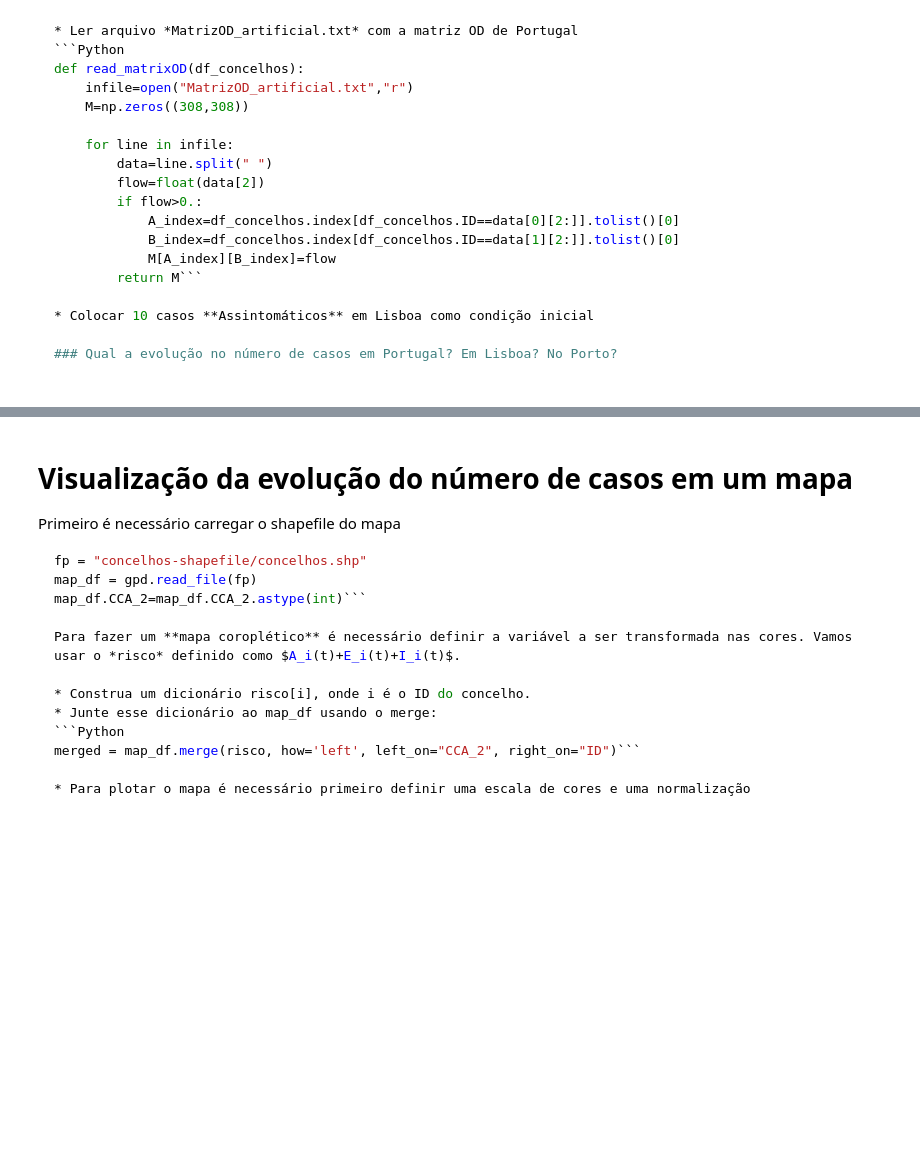
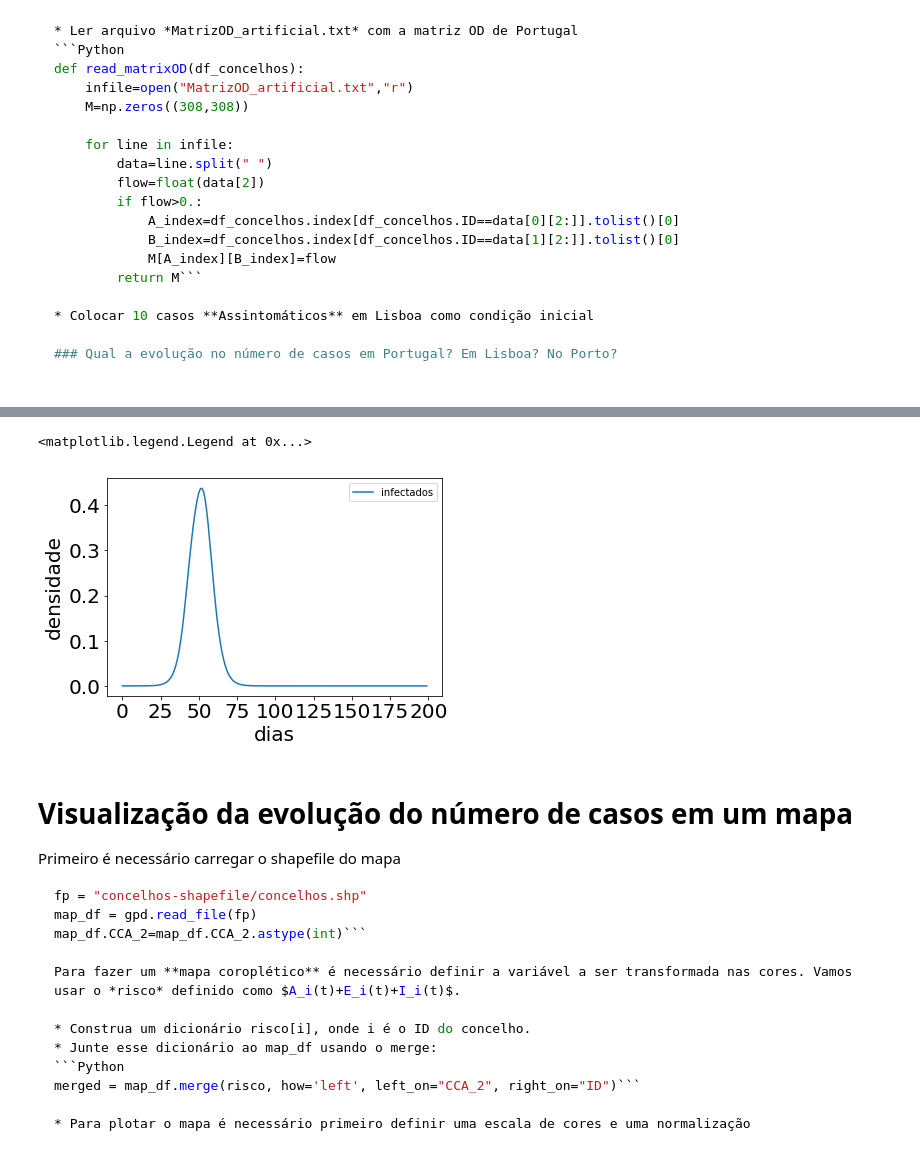
Before and after one commit to HygorPiaget/Workshop2020, a Jupyter notebook: SEAIR_Mob.ipynb, the cells around one changed output, grey strips where cells are left out. Cells and saved outputs as stored; diff of their text form; code cells hidden in the pictures; blank space fills up the shorter version.

```diff
--- a/SEAIR_Mob.ipynb
+++ b/SEAIR_Mob.ipynb
@@ -176,0 +367,17 @@ def read_matrixOD(df_concelhos):
+# %%
+df_concelhos = pd.read_csv("concelho_info.csv",sep=",",dtype={"ID":str})
+infile=open("MatrizOD_artificial.txt","r")
+
+Pop=np.array(df_concelhos.PopTot)
+ID=np.array(df_concelhos.ID)
+
+M=np.zeros((308,308))
+
+for line in infile:
+    data=line.split(" ")
+    flow=float(data[2])
+    if flow>0.:
+        A_index=df_concelhos.index[df_concelhos.ID==data[0][2:]].tolist()[0]
+        B_index=df_concelhos.index[df_concelhos.ID==data[1][2:]].tolist()[0]
+        M[A_index][B_index]=flow
+M
@@ -177,3 +398,24 @@ def read_matrixOD(df_concelhos):
+# %%
+beta_I=0.06
+beta_A=0.06
+k=13.
+eta=1/2.32
+alpha=1/2.86
+mu=1/3.2
+
+risco_total,_=Epidemic_NCities(k,beta_I,beta_A,eta,alpha,mu,Pop,M)
+
+plt.xlabel("dias",size=20)
+plt.ylabel("densidade",size=20)
+plt.xticks(size=20)
+plt.yticks(size=20)
+
+plt.plot(np.arange(200),risco_total,"-",label="infectados")
+
+plt.legend()
+# %% [output]
+<matplotlib.legend.Legend at 0x...>
+[figure, added]
 # %% [markdown]
 # Visualização da evolução do número de casos em um mapa
 
```
Also changed, not shown: parts of 9 cells of this notebook.
